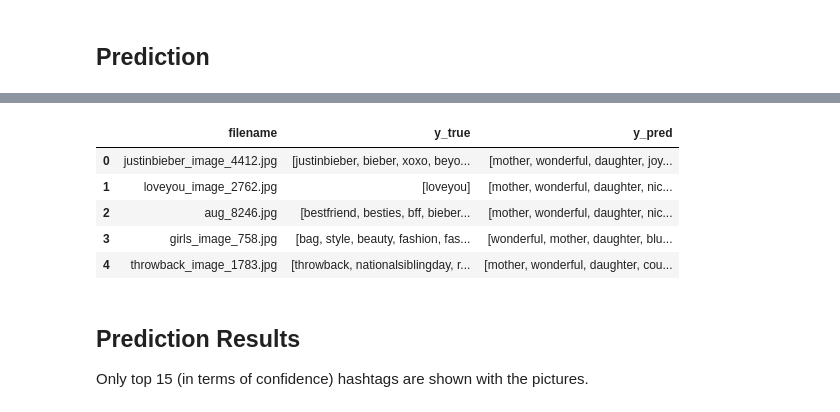
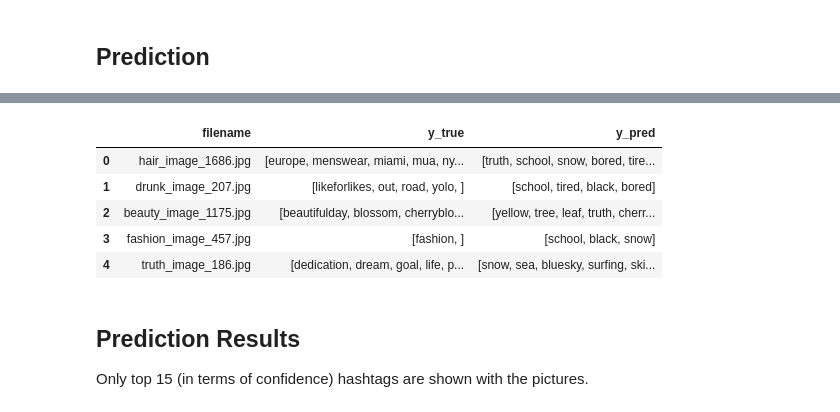
Before and after one commit to tomerlaufer123/cs130Project, a Jupyter notebook: model_development/notebooks/5-single-output-model.ipynb, the cells around one changed output, grey strips where cells are left out. Cells and saved outputs as stored; diff of their text form; code cells hidden in the pictures.

````diff
--- a/model_development/notebooks/5-single-output-model.ipynb
+++ b/model_development/notebooks/5-single-output-model.ipynb
@@ -28,14 +30,16 @@ from utils import destination, show_images
 ## Create the Target Matrix
 Form ```tag_list.txt``` and ```data_list.txt``` in HARRISON dataset, we create a target matrix as a DataFrame.
 # %%
-DATA_LIST = "../misc/1116025023_data_list_aug.txt"
-TAG_LIST = "../misc/1116025023_tag_list_aug.txt"
+DATA_LIST = "../HARRISON/data_list_oversampled.txt"
+TAG_LIST = "../HARRISON/tag_list_oversampled.txt"
 
 # Read files
 filename = pd.read_csv(DATA_LIST, names=["filename"], header=None)
 hashtag = pd.read_csv(TAG_LIST, names=["labels"], header=None,skip_blank_lines=False).fillna("")
 hashtag["labels"] = hashtag["labels"].apply(lambda x: x.split(" "))
 
+print(filename.shape,hashtag.shape)
+
 # Concatenate filname and labels
 target = pd.concat([filename, hashtag], axis=1)
 target = shuffle(target, random_state=42)
@@ -174,7 +179,7 @@ history = model.fit_generator(
     steps_per_epoch=STEP_SIZE_TRAIN,
     validation_data=valid_generator,
     validation_steps=STEP_SIZE_VALID,
-    epochs=10,
+    epochs=4,
     verbose=2)
 print(f"--- {time.time() - start_time} seconds ---")
 # %% [output]
@@ -246,26 +242,29 @@ def get_conf(row: list) -> dict:
 # %%
 # Zscore normalization
 normalized = (pred - pred.mean())/pred.std()
 abv3std = np.where(normalized>3, normalized, 0)
 
 # Get lists of hashtags
 y_pred = pd.concat([
     pd.Series(test_generator.filenames, name="filename"),
     pd.Series([get_conf(row) for row in abv3std], name="y_pred")],
     axis=1)
 
 results = target[["filename", "labels"]][val_idx:]
 results.rename(columns={"labels": 'y_true'}, inplace=True)
 results.index = y_pred.index
-results["y_pred"] = pd.Series([list(row.keys()) for row in y_pred.y_pred], name="y_pred")
+
+s = pd.Series([list(row.keys()) for row in y_pred.y_pred if type(row) == dict], name="y_pred")
+results["y_pred"] = s
+
 results.head()
 # %% [output]
 |  | filename | y_true | y_pred |
-| 0 | justinbieber_image_4412.jpg | [justinbieber, bieber, xoxo, beyo... | [mother, wonderful, daughter, joy... |
-| 1 | loveyou_image_2762.jpg | [loveyou] | [mother, wonderful, daughter, nic... |
-| 2 | aug_8246.jpg | [bestfriend, besties, bff, bieber... | [mother, wonderful, daughter, nic... |
-| 3 | girls_image_758.jpg | [bag, style, beauty, fashion, fas... | [wonderful, mother, daughter, blu... |
-| 4 | throwback_image_1783.jpg | [throwback, nationalsiblingday, r... | [mother, wonderful, daughter, cou... |
+| 0 | hair_image_1686.jpg | [europe, menswear, miami, mua, ny... | [truth, school, snow, bored, tire... |
+| 1 | drunk_image_207.jpg | [likeforlikes, out, road, yolo, ] | [school, tired, black, bored] |
+| 2 | beauty_image_1175.jpg | [beautifulday, blossom, cherryblo... | [yellow, tree, leaf, truth, cherr... |
+| 3 | fashion_image_457.jpg | [fashion, ] | [school, black, snow] |
+| 4 | truth_image_186.jpg | [dedication, dream, goal, life, p... | [snow, sea, bluesky, surfing, ski... |
 # %% [markdown]
 ## Prediction Results
 Only top 15 (in terms of confidence) hashtags are shown with the pictures.
````
Also changed, not shown: parts of 10 cells of this notebook, 4 other files.
